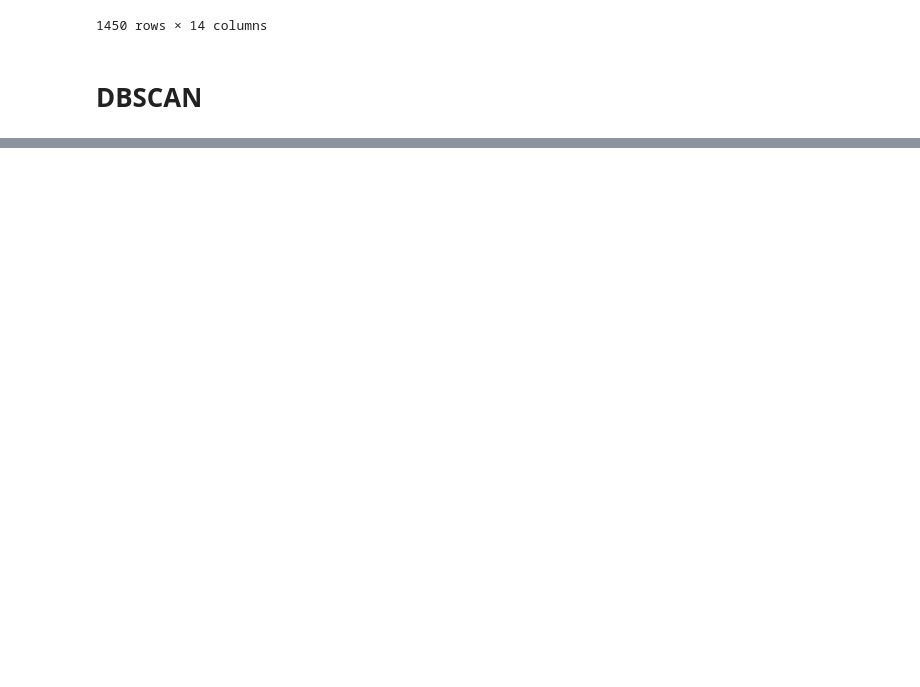
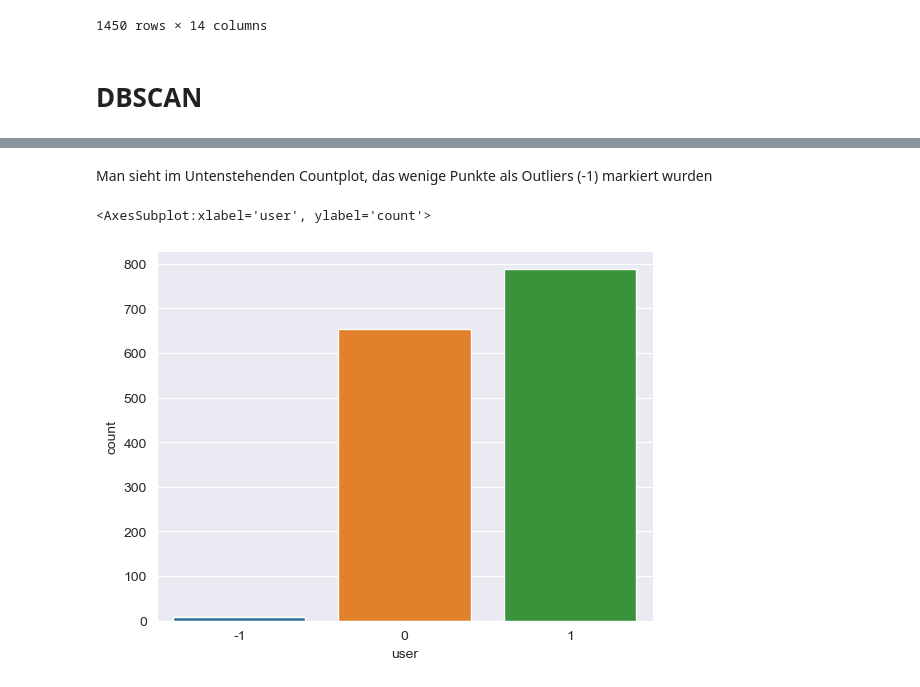
Before and after one commit to elFleppo/CDS-SpotipyProject, a Jupyter notebook: JupyterNotebook/SportifyProject.ipynb, the cells around one changed output, grey strips where cells are left out. Cells and saved outputs as stored; diff of their text form; code cells hidden in the pictures; blank space fills up the shorter version.

```diff
--- a/JupyterNotebook/SportifyProject.ipynb
+++ b/JupyterNotebook/SportifyProject.ipynb
@@ -453,0 +468,7 @@ InvalidIndexError: Reindexing only valid with uniquely valued Index objects
+# %% [markdown]
+Man sieht im Untenstehenden Countplot, das wenige Punkte als Outliers (-1) markiert wurden
+# %%
+sns.countplot(df_predicted['user'])
+# %% [output]
+<AxesSubplot:xlabel='user', ylabel='count'>
+[figure, added]
```
Also changed, not shown: parts of 7 cells of this notebook.
